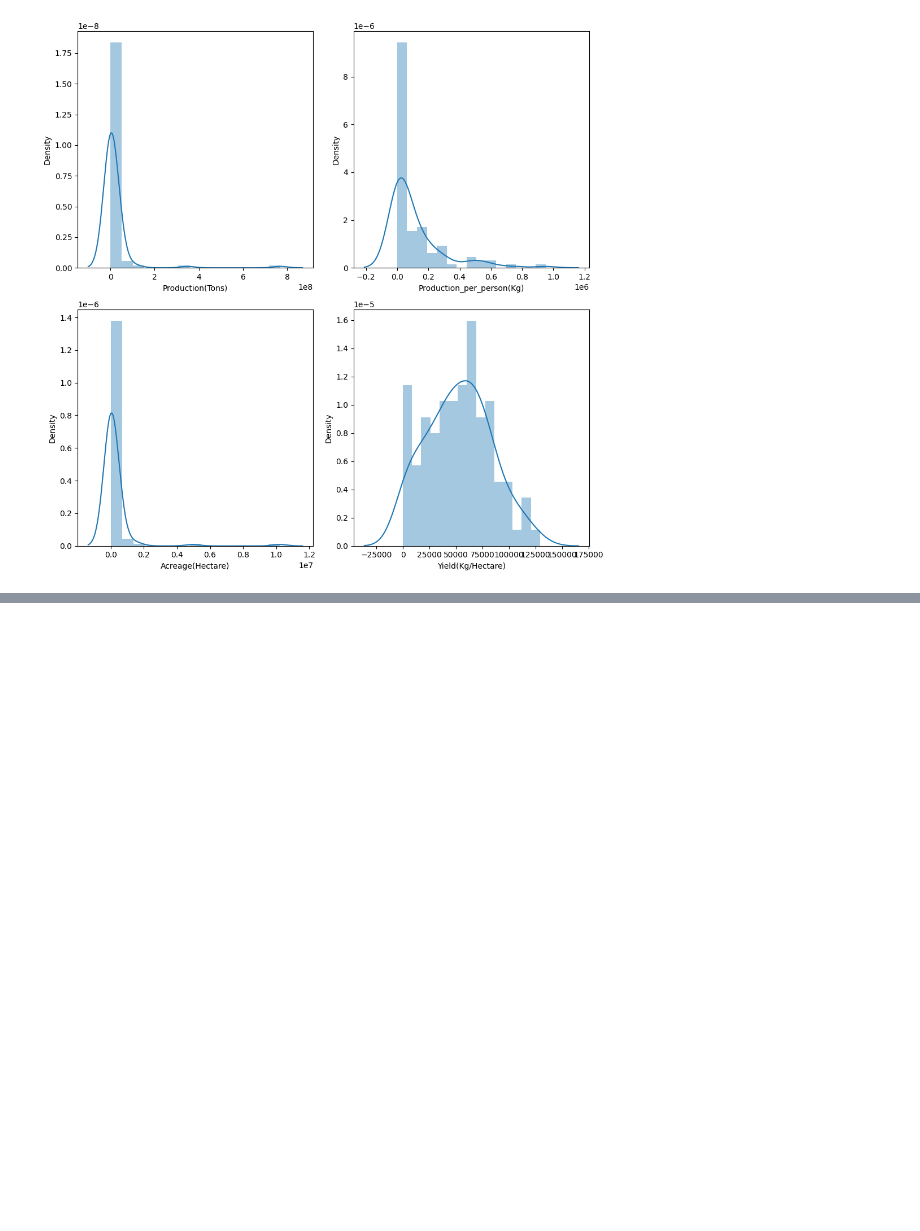
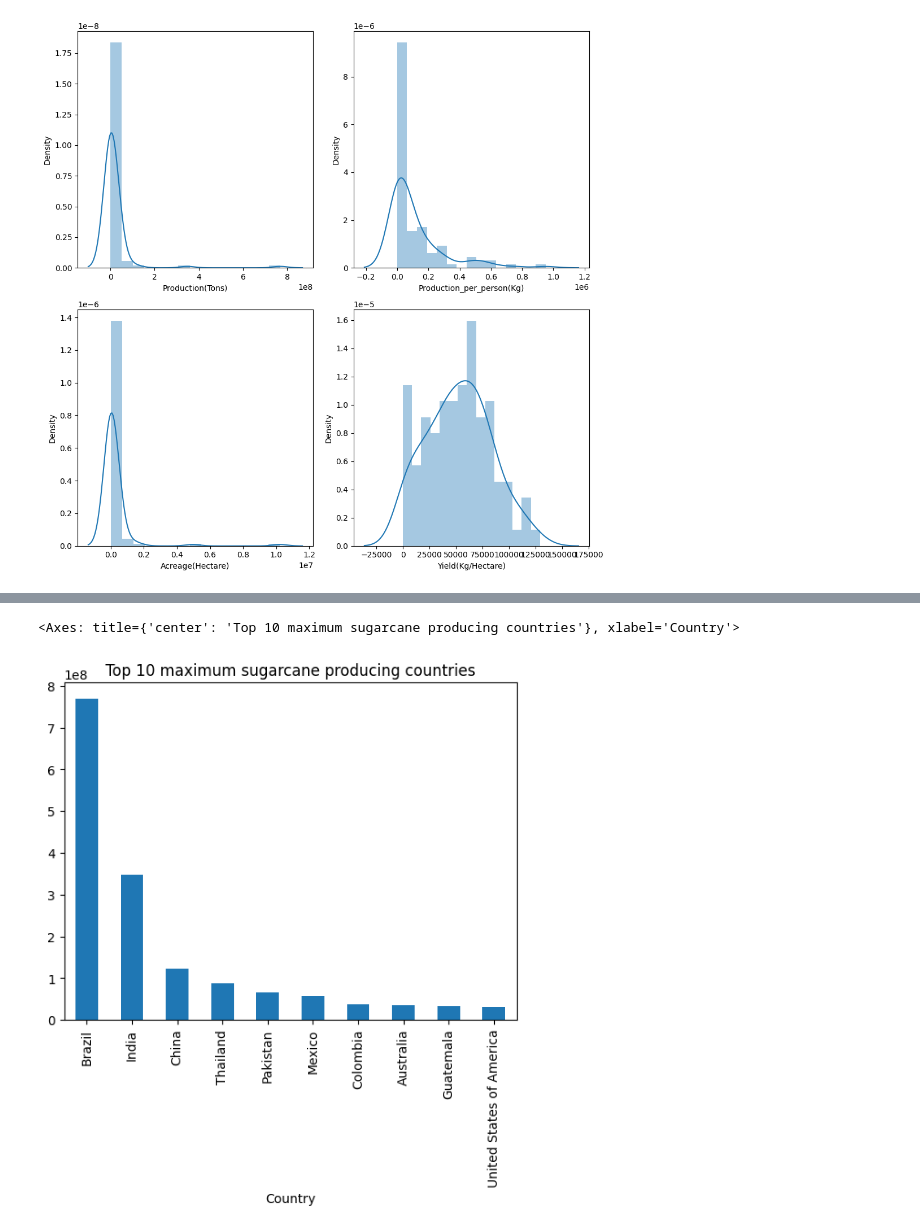
Before and after one commit to rishikeshpaulcode/sugarcane_eda, a Jupyter notebook: sugarcane-eda.ipynb, the cells around one changed output, grey strips where cells are left out. Saved outputs shown, nothing was run; the diff lists cells and outputs as text; code cells hidden in the pictures; blank space fills up the shorter version.

Commit message:
Kaggle Notebook | Sugarcane EDA | ver4

```diff
--- a/sugarcane-eda.ipynb
+++ b/sugarcane-eda.ipynb
@@ -229,0 +283,5 @@ https://gist.github.com/mwaskom/de44147ed2974457ad6372750bbe5751
+# %%
+total_production = df['Production(Tons)'].sum()
+df_new = df[['Country', 'Production(Tons)']].set_index('Country')
+df_new['ProductionPercent'] = df_new['Production(Tons)'] / (total_production / 100)
+df_new
@@ -229,0 +303,5 @@ https://gist.github.com/mwaskom/de44147ed2974457ad6372750bbe5751
+# %%
+df_new.sort_values(by='Production(Tons)', ascending=False).head(10)['Production(Tons)'].plot(kind='bar', title='Top 10 maximum sugarcane producing countries')
+# %% [output]
+<Axes: title={'center': 'Top 10 maximum sugarcane producing countries'}, xlabel='Country'>
+[figure, added]
```
Also changed, not shown: parts of 14 cells of this notebook.
